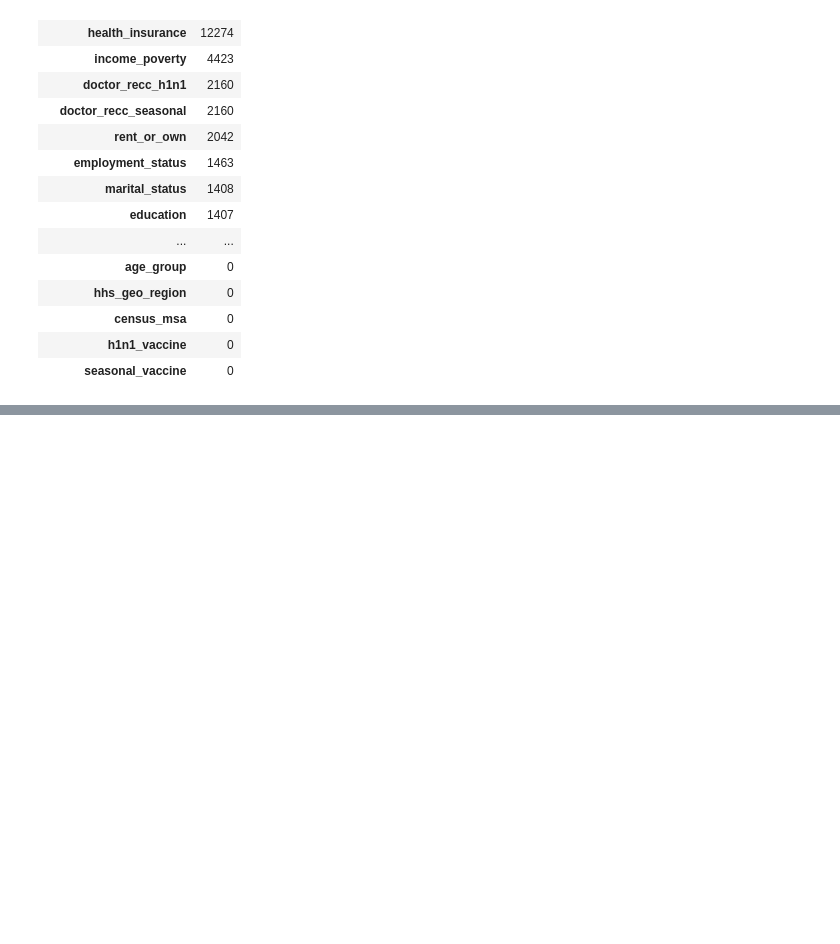
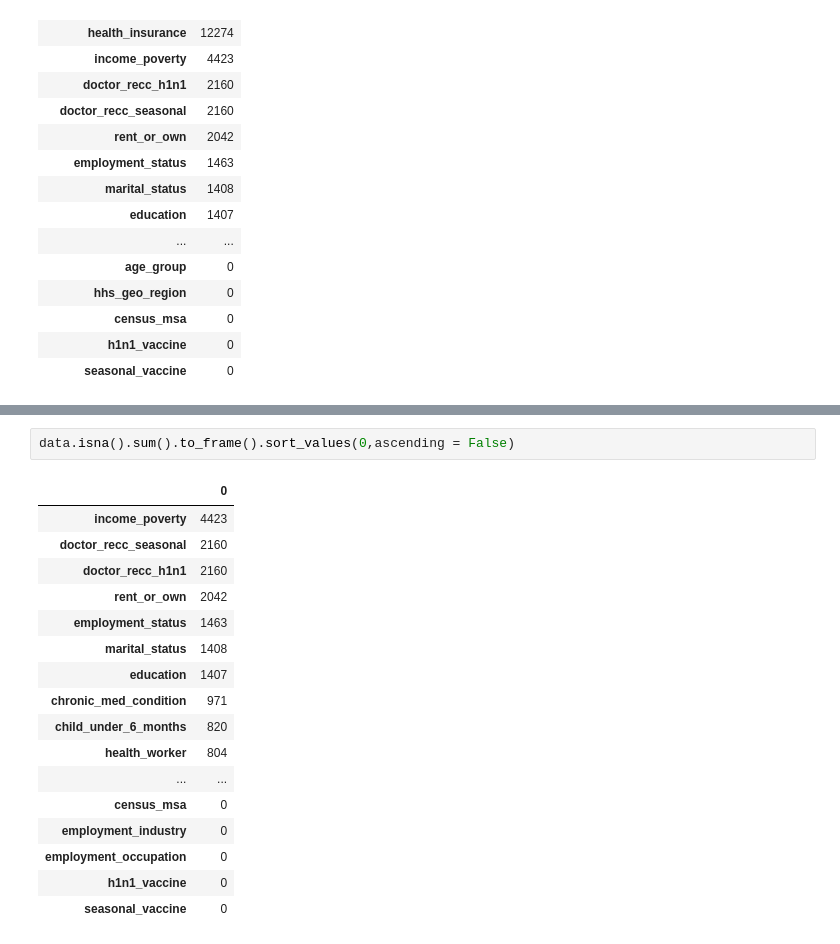
Before and after one commit to ngili/Predicting-H1N1-and-Seasonal-Flu-Vaccinations, a Jupyter notebook: analysis.ipynb, the cells around one changed output, grey strips where cells are left out. Drawn from its saved outputs; the diff is of its cells as text; blank space fills up the shorter version.

```diff
--- a/analysis.ipynb
+++ b/analysis.ipynb
@@ -183,0 +263,20 @@ missing
+# %%
+data.isna().sum().to_frame().sort_values(0,ascending = False)
+# %% [output]
+|  | 0 |
+| income_poverty | 4423 |
+| doctor_recc_seasonal | 2160 |
+| doctor_recc_h1n1 | 2160 |
+| rent_or_own | 2042 |
+| employment_status | 1463 |
+| marital_status | 1408 |
+| education | 1407 |
+| chronic_med_condition | 971 |
+| child_under_6_months | 820 |
+| health_worker | 804 |
+| ... | ... |
+| census_msa | 0 |
+| employment_industry | 0 |
+| employment_occupation | 0 |
+| h1n1_vaccine | 0 |
+| seasonal_vaccine | 0 |
```
Also changed, not shown: parts of 13 cells of this notebook.
